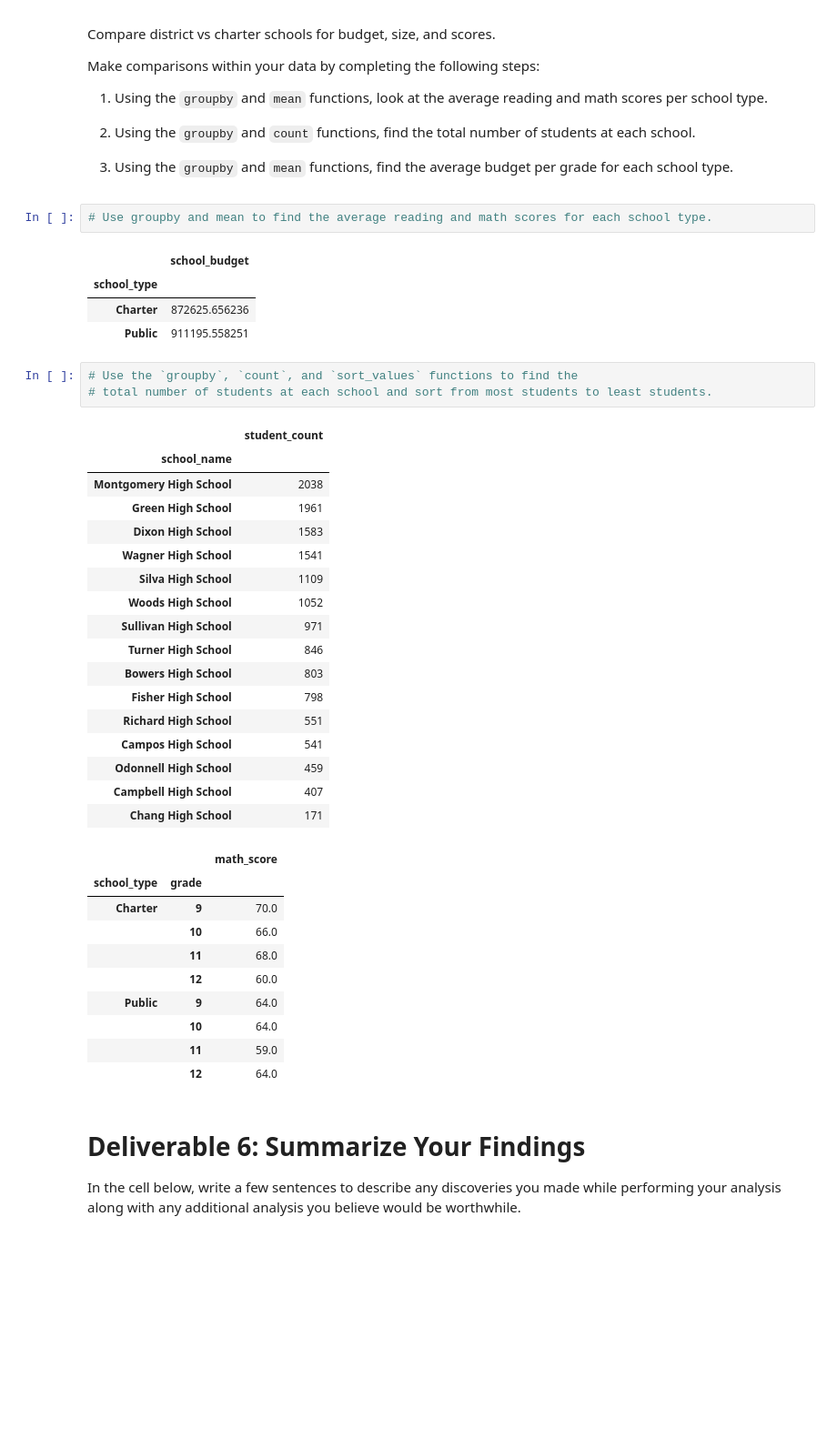
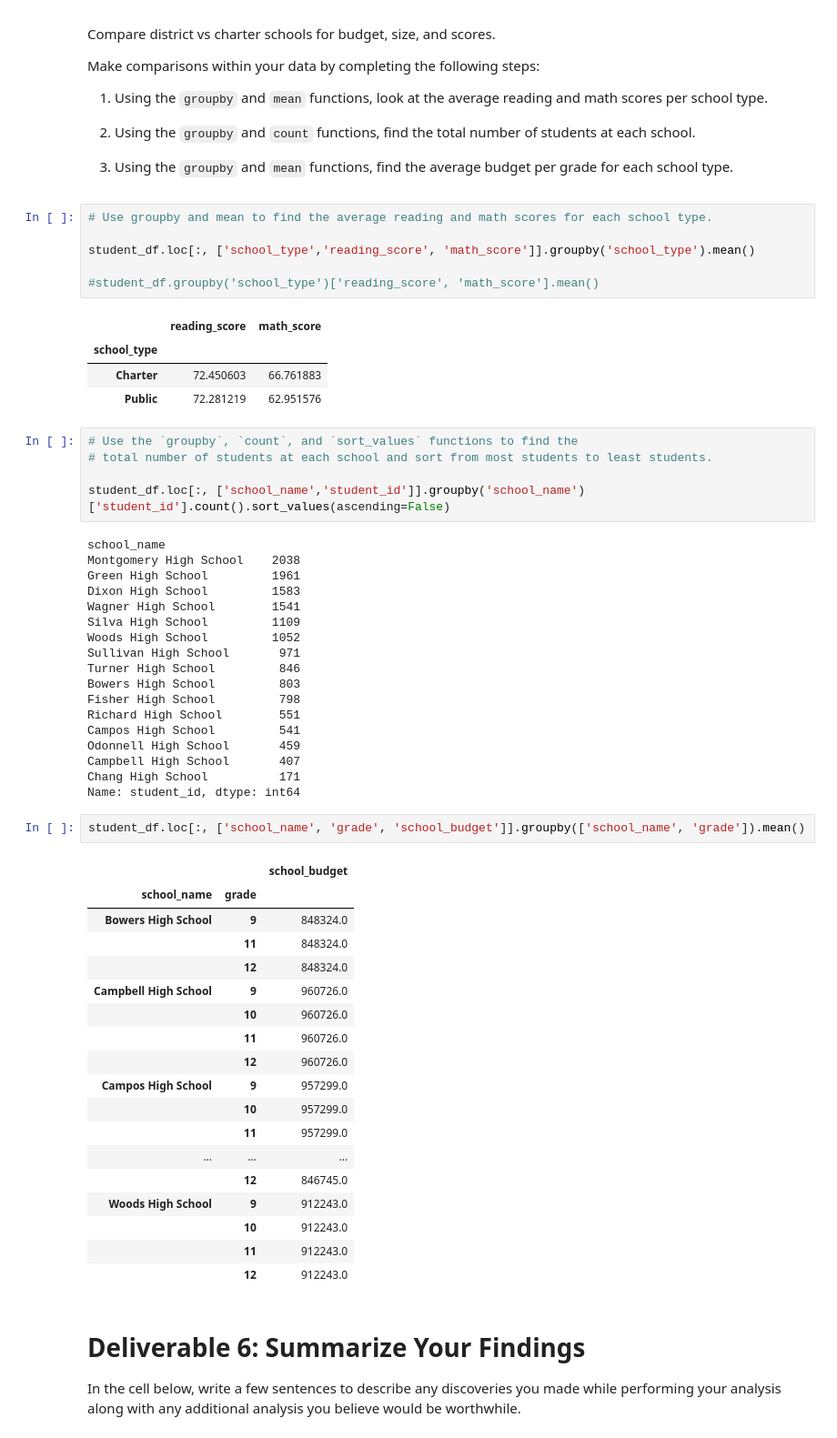
Before and after one commit to zevbennett/Pandas_practice, a Jupyter notebook: Student_Data_Challenge_Starter_Code/Unsolved/Student_Data_Challenge_Starter_Code.ipynb, the cells around one changed output. Shown: that part at 91% size. Cells and saved outputs as stored; diff of their text form; blank space fills up the shorter version.

```diff
--- a/Student_Data_Challenge_Starter_Code/Unsolved/Student_Data_Challenge_Starter_Code.ipynb
+++ b/Student_Data_Challenge_Starter_Code/Unsolved/Student_Data_Challenge_Starter_Code.ipynb
@@ -263,44 +280,59 @@ Make comparisons within your data by completing the following steps:
 2. Using the `groupby` and `mean` functions, find the average budget per grade for each school type.
 # %%
 # Use groupby and mean to find the average reading and math scores for each school type.
+
+student_df.loc[:, ['school_type','reading_score', 'math_score']].groupby('school_type').mean()
+
+#student_df.groupby('school_type')['reading_score', 'math_score'].mean()
 # %% [output]
-|  | school_budget |
-| school_type |  |
-| Charter | 872625.656236 |
-| Public | 911195.558251 |
+|  | reading_score | math_score |
+| school_type |  |  |
+| Charter | 72.450603 | 66.761883 |
+| Public | 72.281219 | 62.951576 |
 # %%
 # Use the `groupby`, `count`, and `sort_values` functions to find the
 # total number of students at each school and sort from most students to least students.
+
+student_df.loc[:, ['school_name','student_id']].groupby('school_name')['student_id'].count().sort_values(ascending=False)
 # %% [output]
-|  | student_count |
-| school_name |  |
-| Montgomery High School | 2038 |
-| Green High School | 1961 |
-| Dixon High School | 1583 |
-| Wagner High School | 1541 |
-| Silva High School | 1109 |
-| Woods High School | 1052 |
-| Sullivan High School | 971 |
-| Turner High School | 846 |
-| Bowers High School | 803 |
-| Fisher High School | 798 |
-| Richard High School | 551 |
-| Campos High School | 541 |
-| Odonnell High School | 459 |
-| Campbell High School | 407 |
-| Chang High School | 171 |
+school_name
+Montgomery High School    2038
+Green High School         1961
+Dixon High School         1583
+Wagner High School        1541
+Silva High School         1109
+Woods High School         1052
+Sullivan High School       971
+Turner High School         846
+Bowers High School         803
+Fisher High School         798
+Richard High School        551
+Campos High School         541
+Odonnell High School       459
+Campbell High School       407
+Chang High School          171
+Name: student_id, dtype: int64
 # %%
+student_df.loc[:, ['school_name', 'grade', 'school_budget']].groupby(['school_name', 'grade']).mean()
 # %% [output]
-|  |  | math_score |
-| school_type | grade |  |
-| Charter | 9 | 70.0 |
-|  | 10 | 66.0 |
-|  | 11 | 68.0 |
-|  | 12 | 60.0 |
-| Public | 9 | 64.0 |
-|  | 10 | 64.0 |
-|  | 11 | 59.0 |
-|  | 12 | 64.0 |
+|  |  | school_budget |
+| school_name | grade |  |
+| Bowers High School | 9 | 848324.0 |
+|  | 11 | 848324.0 |
+|  | 12 | 848324.0 |
+| Campbell High School | 9 | 960726.0 |
+|  | 10 | 960726.0 |
+|  | 11 | 960726.0 |
+|  | 12 | 960726.0 |
+| Campos High School | 9 | 957299.0 |
+|  | 10 | 957299.0 |
+|  | 11 | 957299.0 |
+| ... | ... | ... |
+|  | 12 | 846745.0 |
+| Woods High School | 9 | 912243.0 |
+|  | 10 | 912243.0 |
+|  | 11 | 912243.0 |
+|  | 12 | 912243.0 |
 # %% [markdown]
 # Deliverable 6: Summarize Your Findings
 In the cell below, write a few sentences to describe any discoveries you made while performing your analysis along with any additional analysis you believe would be worthwhile.
```
Also changed, not shown: parts of 9 cells of this notebook.
